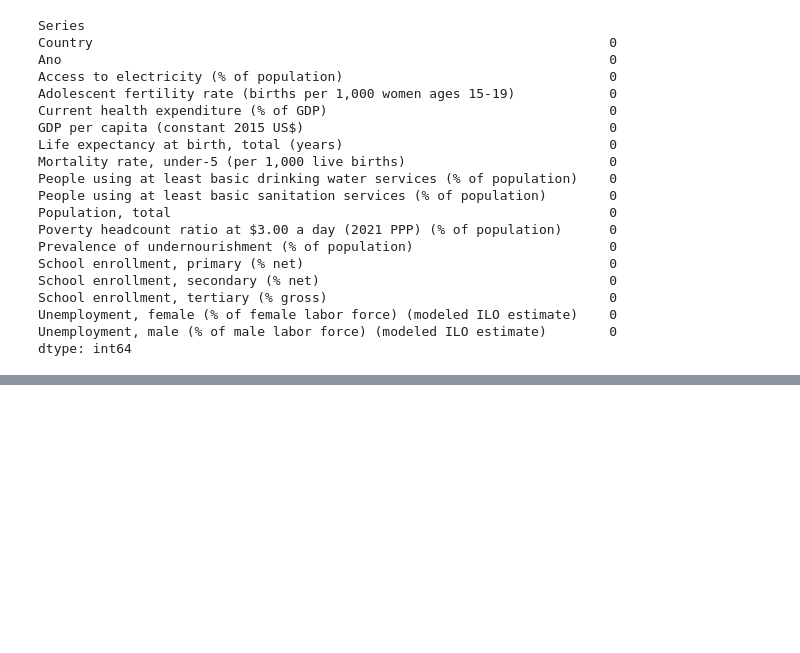
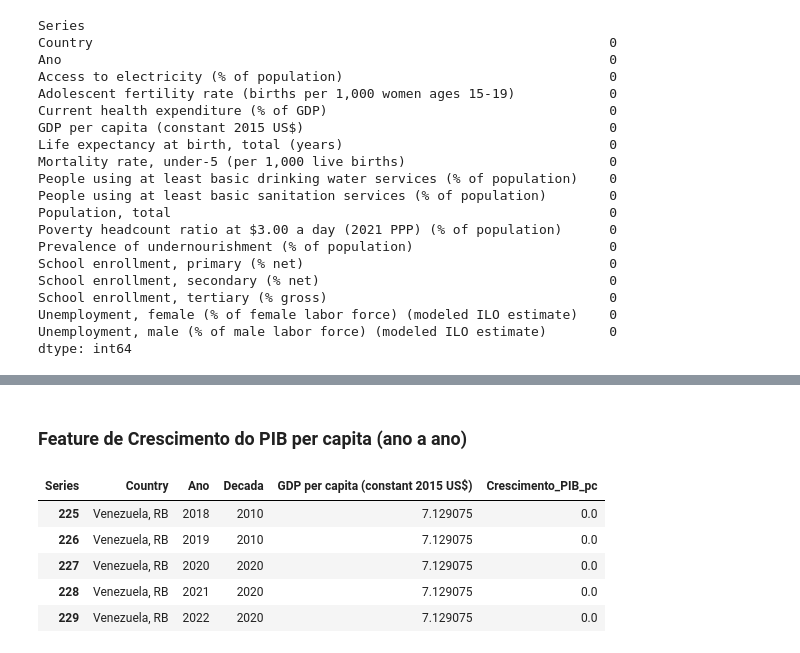
Before and after one commit to Masriaa/Ciencia-dos-Dados, a Jupyter notebook: notebooks/banco-mundial.ipynb, the cells around one changed output, grey strips where cells are left out. Cells and saved outputs as stored; diff of their text form; code cells hidden in the pictures; blank space fills up the shorter version.

```diff
--- a/notebooks/banco-mundial.ipynb
+++ b/notebooks/banco-mundial.ipynb
@@ -292,0 +313,2 @@ dtype: int64
+# %% [markdown]
+### Feature de Crescimento do PIB per capita (ano a ano)
@@ -292,0 +321,9 @@ dtype: int64
+# %%
+df_data[['Country', 'Ano', 'Decada', 'GDP per capita (constant 2015 US$)', 'Crescimento_PIB_pc']].tail()
+# %% [output]
+| Series | Country | Ano | Decada | GDP per capita (constant 2015 US$) | Crescimento_PIB_pc |
+| 225 | Venezuela, RB | 2018 | 2010 | 7.129075 | 0.0 |
+| 226 | Venezuela, RB | 2019 | 2010 | 7.129075 | 0.0 |
+| 227 | Venezuela, RB | 2020 | 2020 | 7.129075 | 0.0 |
+| 228 | Venezuela, RB | 2021 | 2020 | 7.129075 | 0.0 |
+| 229 | Venezuela, RB | 2022 | 2020 | 7.129075 | 0.0 |
```
Also changed, not shown: parts of 8 cells of this notebook.
